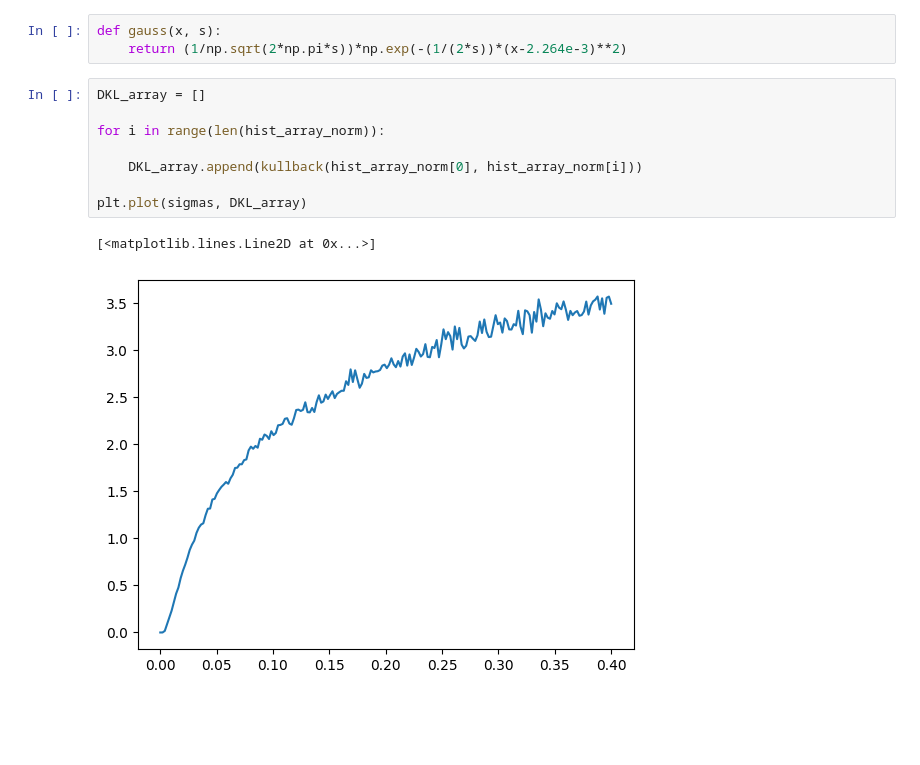
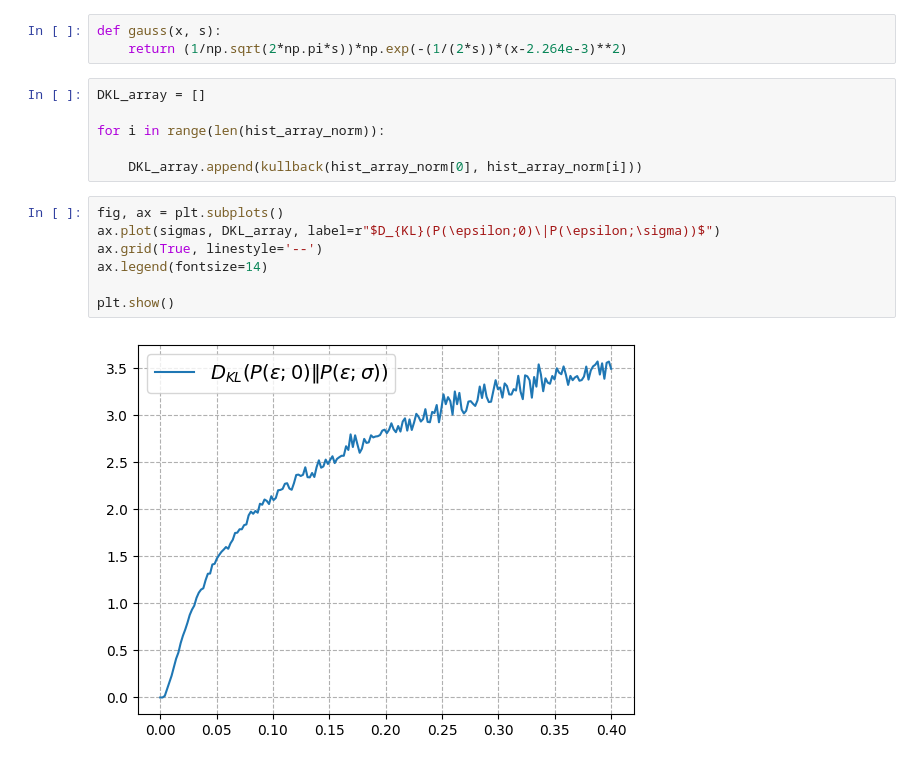
Before and after one commit to seafontes/listas, a Jupyter notebook: stochastic_mechanics/asymmetry.ipynb, the cells around one changed output. Cells and saved outputs as stored; diff of their text form; blank space fills up the shorter version.

Commit message:
imagens

```diff
--- a/stochastic_mechanics/asymmetry.ipynb
+++ b/stochastic_mechanics/asymmetry.ipynb
@@ -202,11 +202,15 @@ DKL_array = []
 for i in range(len(hist_array_norm)):
 
     DKL_array.append(kullback(hist_array_norm[0], hist_array_norm[i]))
-
-plt.plot(sigmas, DKL_array)
-# %% [output]
-[<matplotlib.lines.Line2D at 0x...>]
-[figure, removed]
+# %%
+fig, ax = plt.subplots()
+ax.plot(sigmas, DKL_array, label=r"$D_{KL}(P(\epsilon;0)\|P(\epsilon;\sigma))$")
+ax.grid(True, linestyle='--')
+ax.legend(fontsize=14)
+
+plt.show()
+# %% [output]
+[figure, added]
 # %%
 var_array =[]
 e_abs = abs(epsilon)
```
Also changed, not shown: parts of 5 cells of this notebook, 6 other files.
